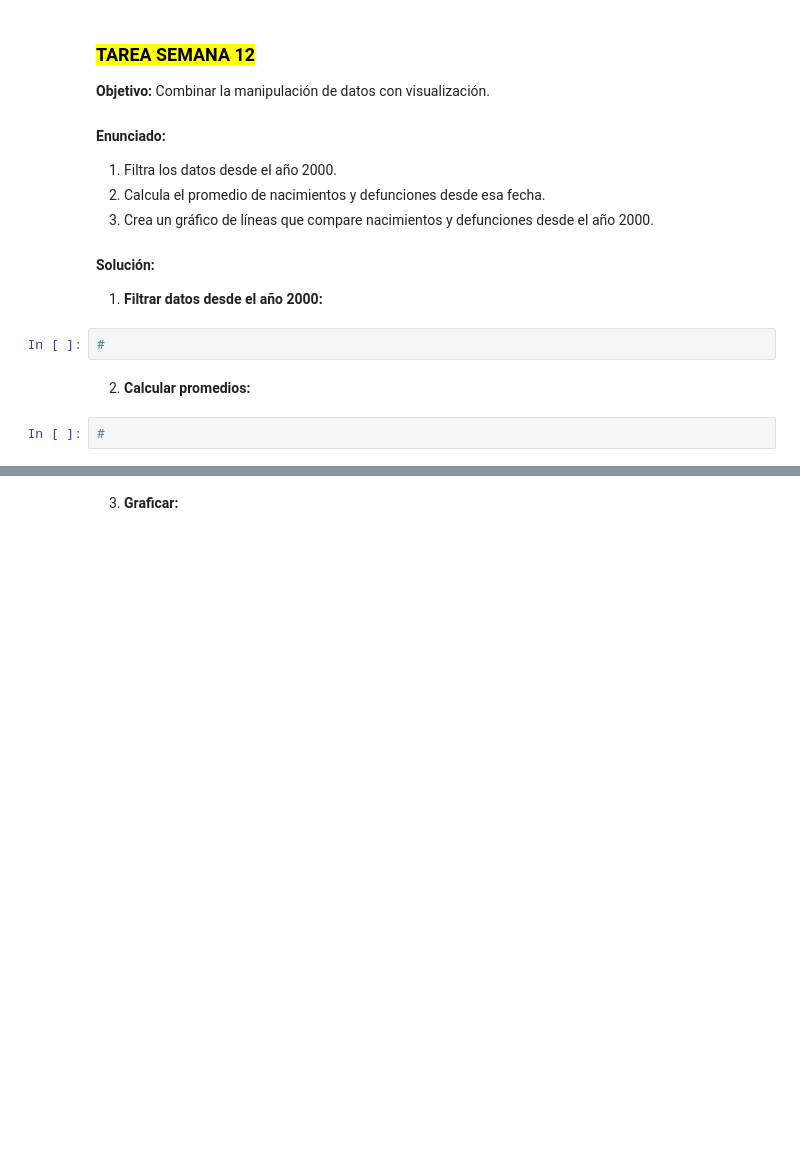
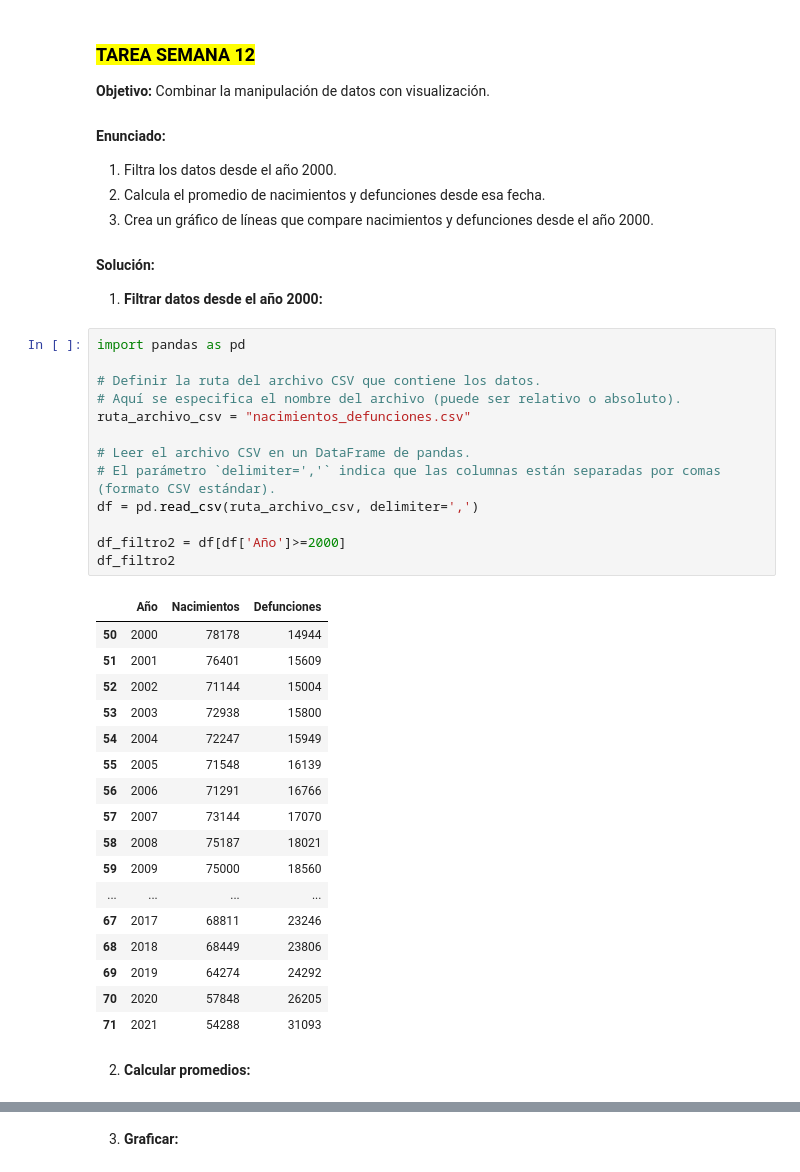
Before and after one commit to Eric2175/Programacion-Python-Basico-GRUPO-1---6181133432, a Jupyter notebook: Tarea/Tarea Semana 12.ipynb, the cells around one changed output, grey strips where cells are left out. Saved outputs shown, nothing was run; the diff lists cells and outputs as text; blank space fills up the shorter version.

```diff
--- a/Tarea/Tarea Semana 12.ipynb
+++ b/Tarea/Tarea Semana 12.ipynb
@@ -242,9 +242,36 @@ ultimo_anio
 #### **Solución:**
 
 1. **Filtrar datos desde el año 2000:**
-# %%
-#
+# %%
+import pandas as pd
+
+# Definir la ruta del archivo CSV que contiene los datos.
+# Aquí se especifica el nombre del archivo (puede ser relativo o absoluto).
+ruta_archivo_csv = "nacimientos_defunciones.csv"
+
+# Leer el archivo CSV en un DataFrame de pandas.
+# El parámetro `delimiter=','` indica que las columnas están separadas por comas (formato CSV estándar).
+df = pd.read_csv(ruta_archivo_csv, delimiter=',')
+
+df_filtro2 = df[df['Año']>=2000]
+df_filtro2
+# %% [output]
+|  | Año | Nacimientos | Defunciones |
+| 50 | 2000 | 78178 | 14944 |
+| 51 | 2001 | 76401 | 15609 |
+| 52 | 2002 | 71144 | 15004 |
+| 53 | 2003 | 72938 | 15800 |
+| 54 | 2004 | 72247 | 15949 |
+| 55 | 2005 | 71548 | 16139 |
+| 56 | 2006 | 71291 | 16766 |
+| 57 | 2007 | 73144 | 17070 |
+| 58 | 2008 | 75187 | 18021 |
+| 59 | 2009 | 75000 | 18560 |
+| ... | ... | ... | ... |
+| 67 | 2017 | 68811 | 23246 |
+| 68 | 2018 | 68449 | 23806 |
+| 69 | 2019 | 64274 | 24292 |
+| 70 | 2020 | 57848 | 26205 |
+| 71 | 2021 | 54288 | 31093 |
 # %% [markdown]
 2. **Calcular promedios:**
-# %%
-#
```
Also changed, not shown: parts of 4 cells of this notebook.
